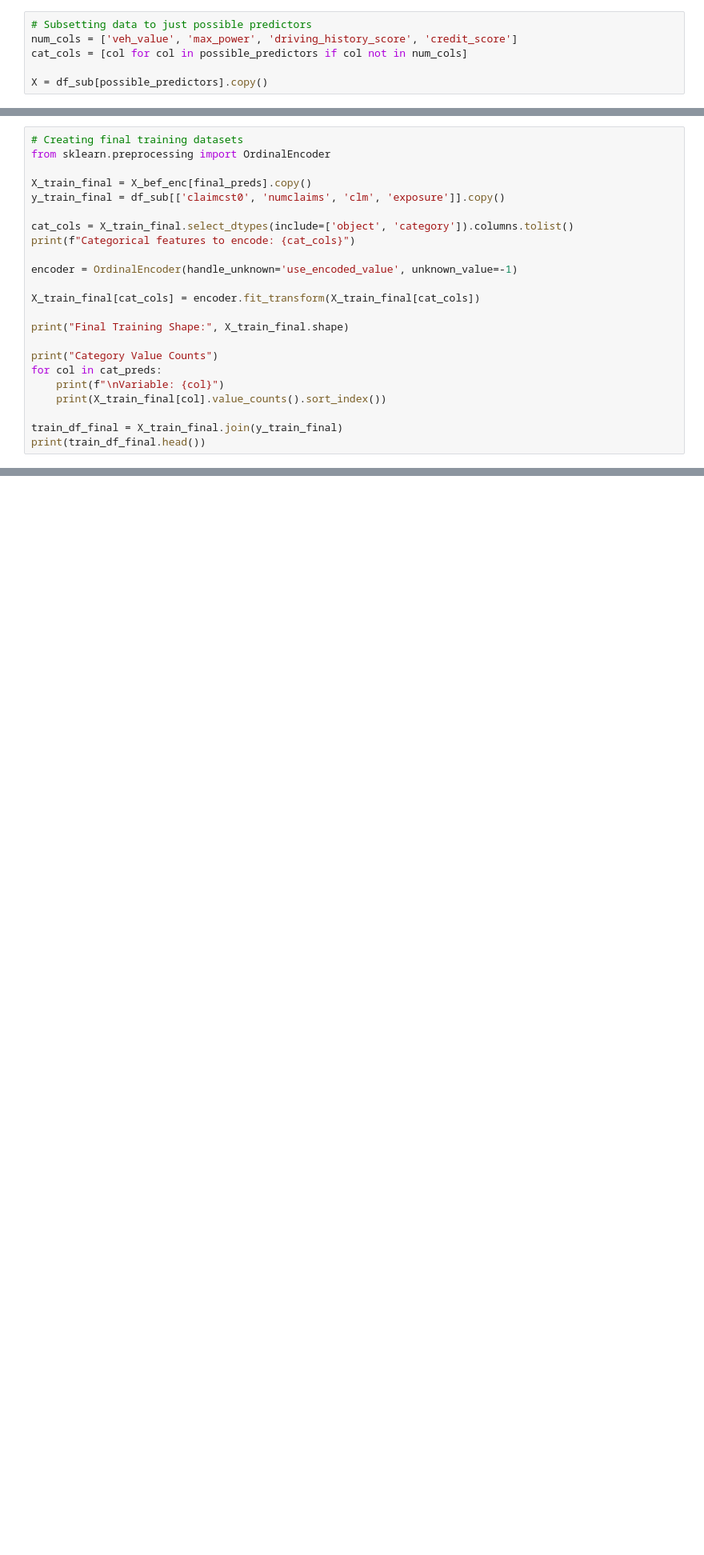
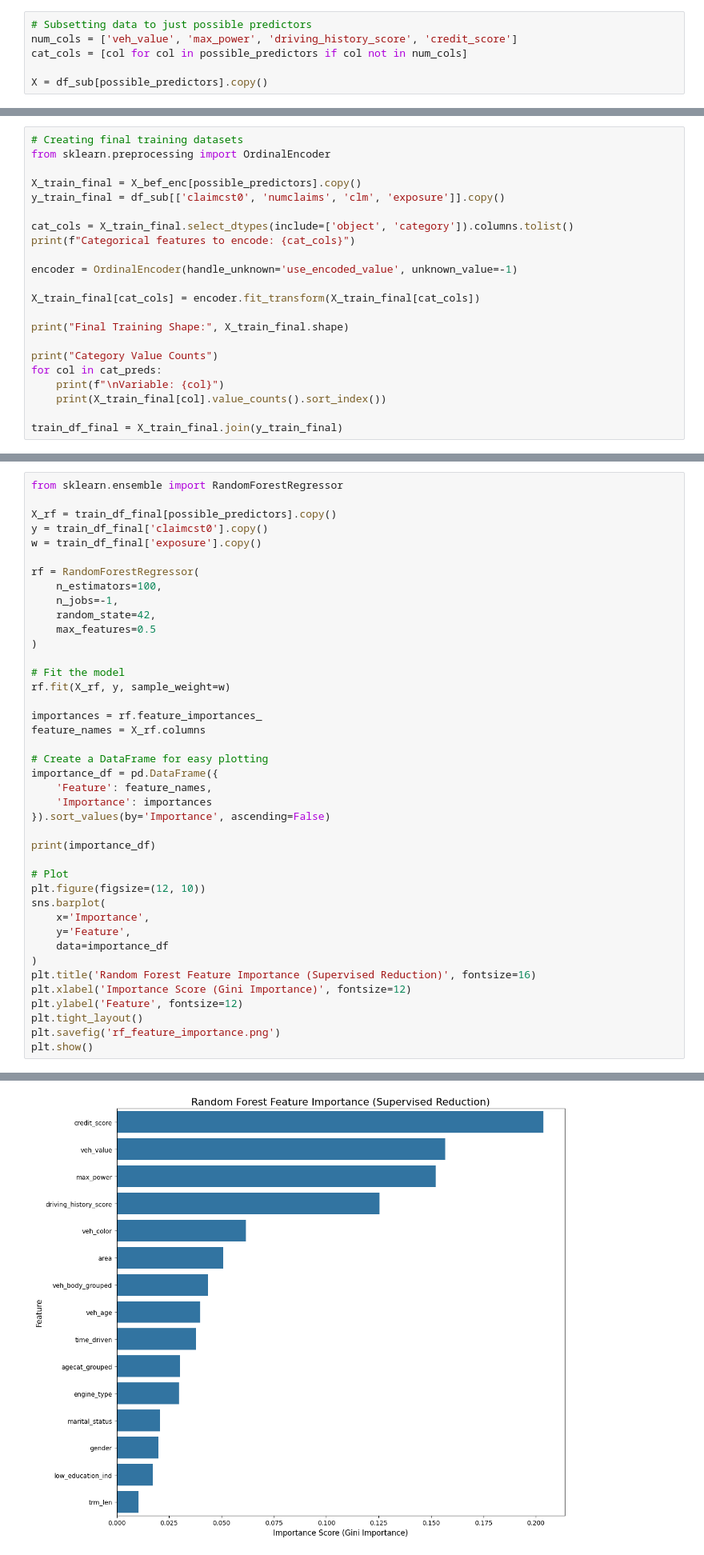
Before and after one commit to adervesh03/Hawkeye-Datathon-2025, a Jupyter notebook: backend/data_exploration.ipynb, the cells around one changed output, grey strips where cells are left out. Shown at 80% size. Saved outputs shown, nothing was run; the diff lists cells and outputs as text; blank space fills up the shorter version.

```diff
--- a/backend/data_exploration.ipynb
+++ b/backend/data_exploration.ipynb
@@ -590,7 +775,7 @@ cat_preds = [
 # Creating final training datasets
 from sklearn.preprocessing import OrdinalEncoder
 
-X_train_final = X_bef_enc[final_preds].copy()
+X_train_final = X_bef_enc[possible_predictors].copy()
 y_train_final = df_sub[['claimcst0', 'numclaims', 'clm', 'exposure']].copy()
 
 cat_cols = X_train_final.select_dtypes(include=['object', 'category']).columns.tolist()
@@ -608,5 +793,4 @@ for col in cat_preds:
     print(X_train_final[col].value_counts().sort_index())
 
 train_df_final = X_train_final.join(y_train_final)
-print(train_df_final.head())
 # %% [output]
@@ -652,0 +823,42 @@ print(train_df_final.head())
+# %%
+from sklearn.ensemble import RandomForestRegressor
+
+X_rf = train_df_final[possible_predictors].copy()
+y = train_df_final['claimcst0'].copy()
+w = train_df_final['exposure'].copy()
+
+rf = RandomForestRegressor(
+    n_estimators=100,
+    n_jobs=-1,
+    random_state=42,
+    max_features=0.5
+)
+
+# Fit the model
+rf.fit(X_rf, y, sample_weight=w)
+
+importances = rf.feature_importances_
+feature_names = X_rf.columns
+
+# Create a DataFrame for easy plotting
+importance_df = pd.DataFrame({
+    'Feature': feature_names,
+    'Importance': importances
+}).sort_values(by='Importance', ascending=False)
+
+print(importance_df)
+
+# Plot
+plt.figure(figsize=(12, 10))
+sns.barplot(
+    x='Importance',
+    y='Feature',
+    data=importance_df
+)
+plt.title('Random Forest Feature Importance (Supervised Reduction)', fontsize=16)
+plt.xlabel('Importance Score (Gini Importance)', fontsize=12)
+plt.ylabel('Feature', fontsize=12)
+plt.tight_layout()
+plt.savefig('rf_feature_importance.png')
+plt.show()
+# %% [output]
@@ -652,0 +881 @@ print(train_df_final.head())
+[figure, added]
```
Also changed, not shown: parts of 31 cells of this notebook, 1 other file.
